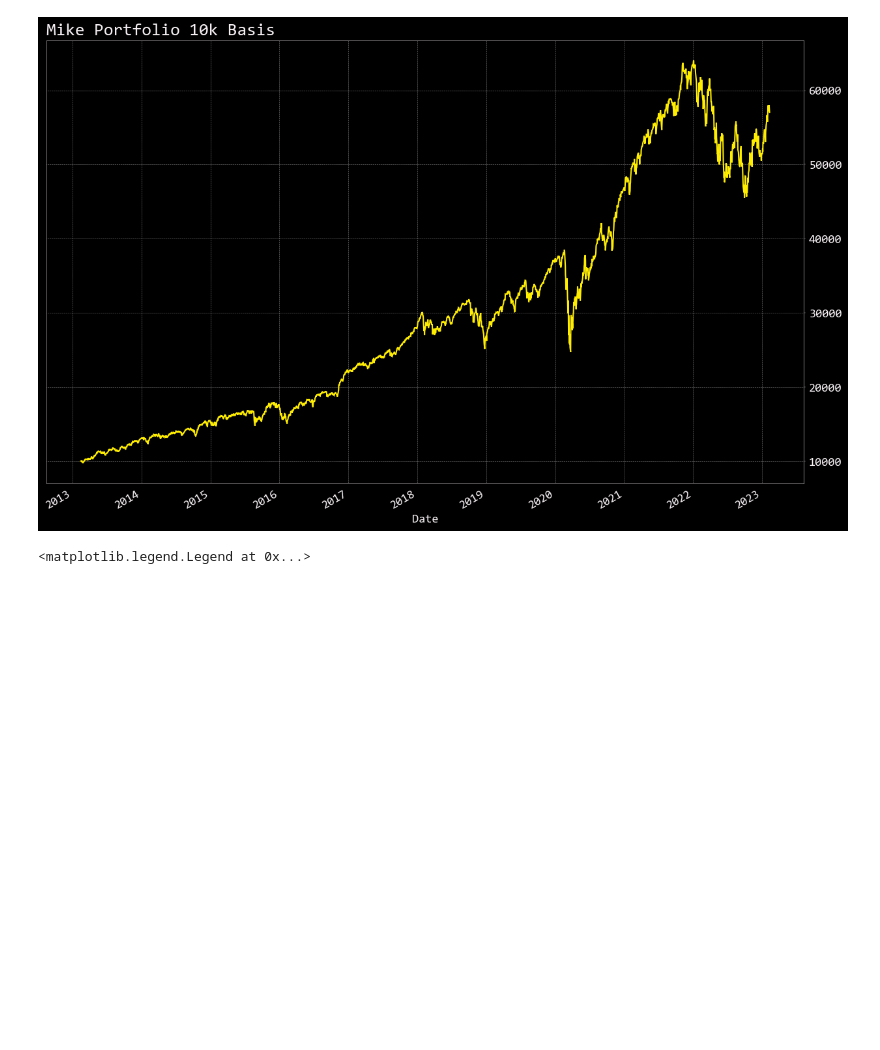
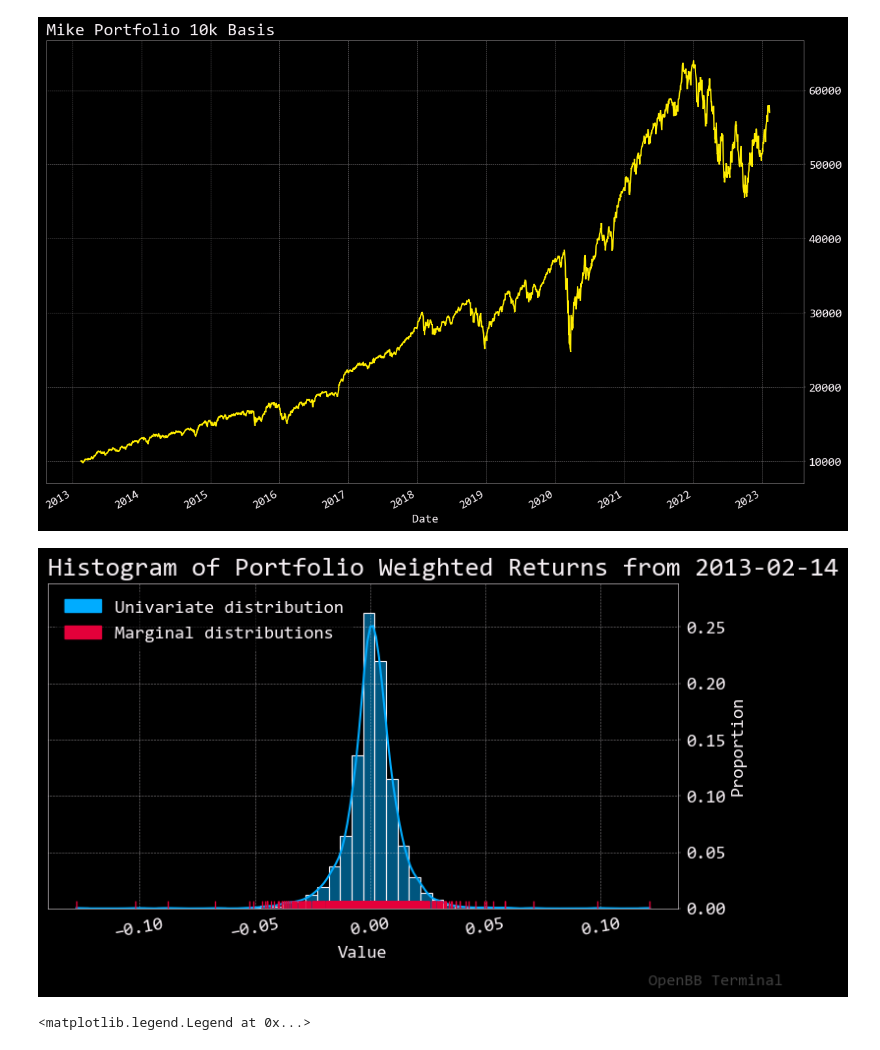
Before and after one commit to omarmoreta/Fintech_Project_1, a Jupyter notebook: Portfolios/Mike_portfolio.ipynb, the cells around one changed output. Cells and saved outputs as stored; diff of their text form; code cells hidden in the pictures; blank space fills up the shorter version.

```diff
--- a/Portfolios/Mike_portfolio.ipynb
+++ b/Portfolios/Mike_portfolio.ipynb
@@ -92,3 +138,8 @@ Date
 2013-02-20 00:00:00-05:00   -0.014489
 2013-02-21 00:00:00-05:00   -0.008416
 dtype: float64
+# %%
+# Convert the returns into a dataframe
+pwr_df = portfolio_weighted_returns.to_frame()
+pwr_df.columns = ["Returns"]
+pwr_df
@@ -123,3 +189,8 @@ cum_returns = (1 + portfolio_weighted_returns).cumprod()
 # %% [output]
 <AxesSubplot: title={'left': 'Mike Portfolio 10k Basis'}, xlabel='Date'>
 [figure]
+# %%
+# Plot the distribution of returns of the portfolio
+openbb.qa.hist(data=pwr_df, target="Returns", bins = 50, symbol="Portfolio Weighted")
+# %% [output]
+[figure, added]
```
Also changed, not shown: parts of 25 cells of this notebook, 5 other files.
